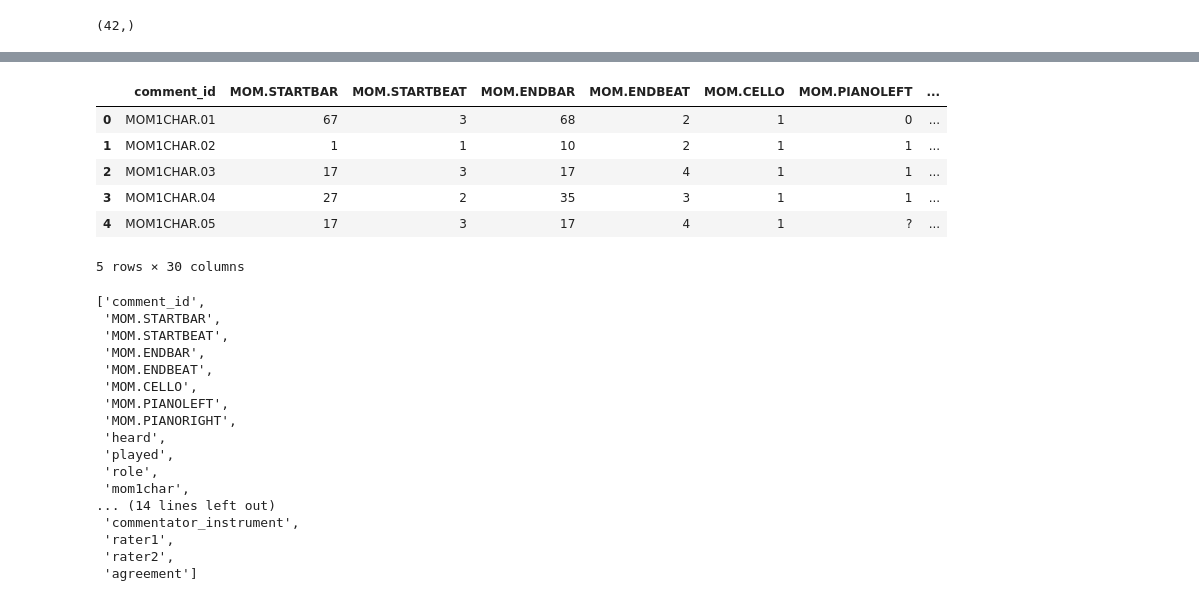
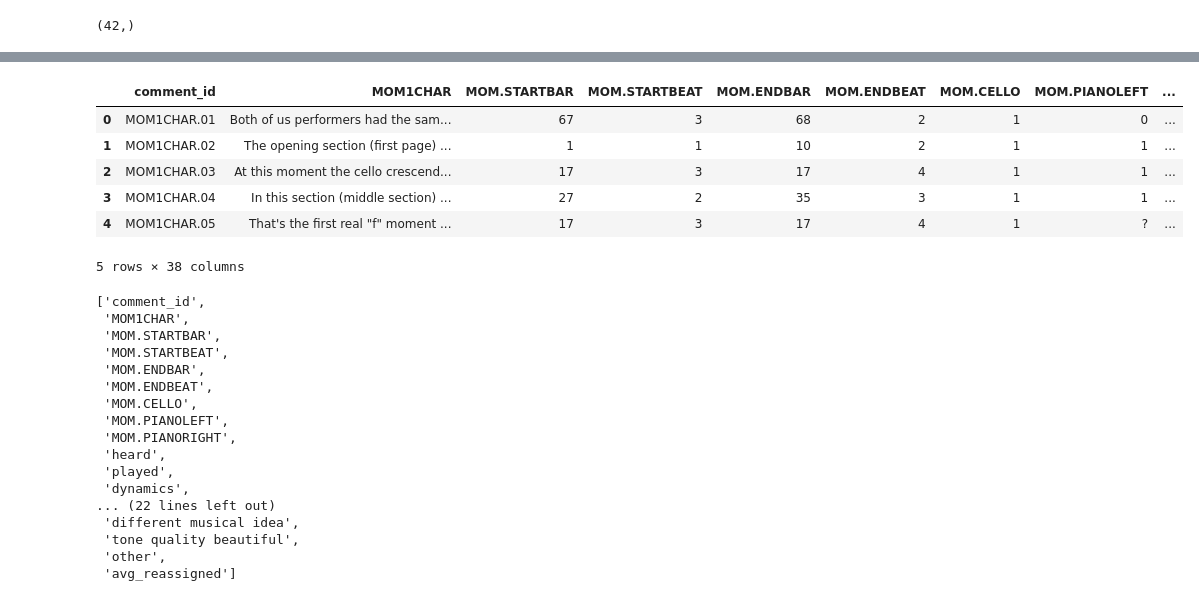
Before and after one commit to 3milychu/thesis, a Jupyter notebook: data/moment.csv_data_structure.ipynb, the cells around one changed output, grey strips where cells are left out. Drawn from its saved outputs; the diff is of its cells as text; code cells hidden in the pictures.

```diff
--- a/data/moment.csv_data_structure.ipynb
+++ b/data/moment.csv_data_structure.ipynb
@@ -44,19 +128,20 @@ df3.to_csv('moment_all.csv',index=True)
 # %%
-df4=pd.read_csv('moment_all.csv')
+df6=pd.read_csv('moment_all.csv')
 # %%
-df4.head()
+df6.head()
 # %% [output]
-|  | comment_id | MOM.STARTBAR | MOM.STARTBEAT | MOM.ENDBAR | MOM.ENDBEAT | MOM.CELLO | MOM.PIANOLEFT | ... |
-| 0 | MOM1CHAR.01 | 67 | 3 | 68 | 2 | 1 | 0 | ... |
-| 1 | MOM1CHAR.02 | 1 | 1 | 10 | 2 | 1 | 1 | ... |
-| 2 | MOM1CHAR.03 | 17 | 3 | 17 | 4 | 1 | 1 | ... |
-| 3 | MOM1CHAR.04 | 27 | 2 | 35 | 3 | 1 | 1 | ... |
-| 4 | MOM1CHAR.05 | 17 | 3 | 17 | 4 | 1 | ? | ... |
+|  | comment_id | MOM1CHAR | MOM.STARTBAR | MOM.STARTBEAT | MOM.ENDBAR | MOM.ENDBEAT | MOM.CELLO | MOM.PIANOLEFT | ... |
+| 0 | MOM1CHAR.01 | Both of us performers had the sam... | 67 | 3 | 68 | 2 | 1 | 0 | ... |
+| 1 | MOM1CHAR.02 | The opening section (first page) ... | 1 | 1 | 10 | 2 | 1 | 1 | ... |
+| 2 | MOM1CHAR.03 | At this moment the cello crescend... | 17 | 3 | 17 | 4 | 1 | 1 | ... |
+| 3 | MOM1CHAR.04 | In this section (middle section) ... | 27 | 2 | 35 | 3 | 1 | 1 | ... |
+| 4 | MOM1CHAR.05 | That's the first real "f" moment ... | 17 | 3 | 17 | 4 | 1 | ? | ... |
-5 rows × 30 columns
+5 rows × 38 columns
 # %%
-list(df4)
+list(df6)
 # %% [output]
 ['comment_id',
+ 'MOM1CHAR',
  'MOM.STARTBAR',
  'MOM.STARTBEAT',
  'MOM.ENDBAR',
@@ -66,13 +151,12 @@ list(df4)
  'MOM.PIANORIGHT',
  'heard',
  'played',
- 'role',
- 'mom1char',
-... (14 lines left out)
- 'commentator_instrument',
- 'rater1',
- 'rater2',
- 'agreement']
+ 'dynamics',
+... (22 lines left out)
+ 'different musical idea',
+ 'tone quality beautiful',
+ 'other',
+ 'avg_reassigned']
 # %%
 import csv
 import json
```
Also changed, not shown: parts of 11 cells of this notebook, 6 other files.
